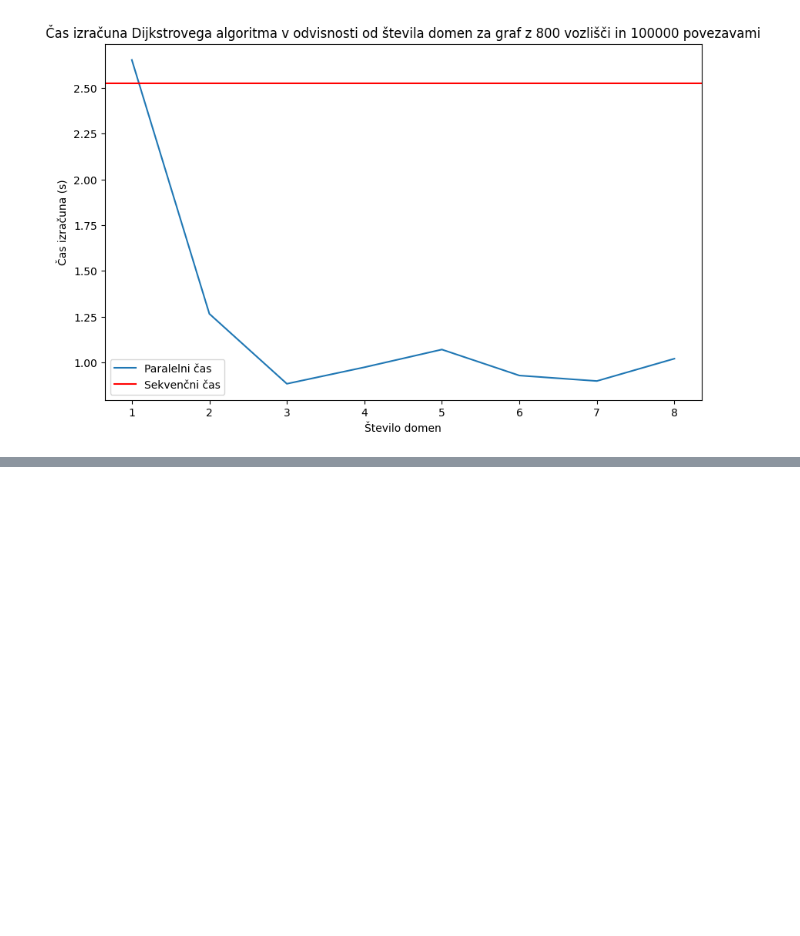
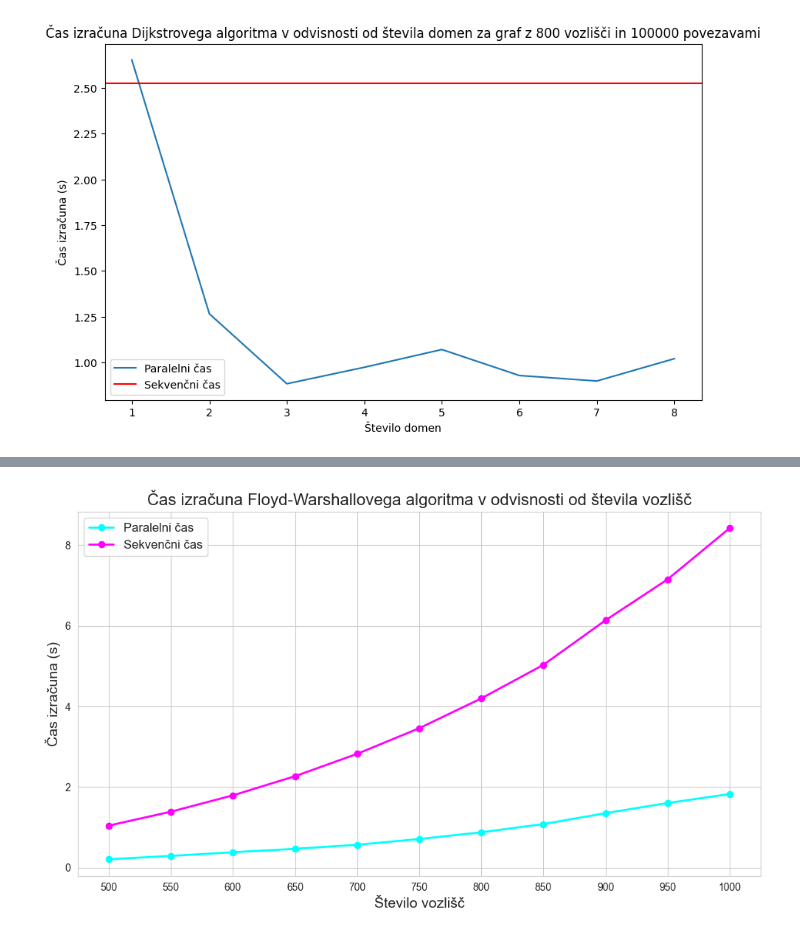
Before and after one commit to tjazerzen/Avtomatska-paralelizacija-v-OCamlu, a Jupyter notebook: playground/graph/computation_time_analysis/computation_time_analysis.ipynb, the cells around one changed output, grey strips where cells are left out. Drawn from its saved outputs; the diff is of its cells as text; code cells hidden in the pictures; blank space fills up the shorter version.

```diff
--- a/playground/graph/computation_time_analysis/computation_time_analysis.ipynb
+++ b/playground/graph/computation_time_analysis/computation_time_analysis.ipynb
@@ -240,0 +287,2 @@ plt.show()
+# %%
+df_floyd_combinations = pd.read_csv('floyd_par_combinations.csv')
@@ -240,0 +304,26 @@ plt.show()
+# %%
+# Set the style to 'dark_background'
+# plt.style.use('dark_background')
+sns.set_style("whitegrid")
+
+plt.figure(figsize=(10, 6))
+
+# Change the line style and color for better visibility
+plt.plot(df_floyd_combinations['num_nodes'], df_floyd_combinations['par_time'], label='Paralelni čas', color='cyan', linewidth=2, marker='o')
+plt.plot(df_floyd_combinations['num_nodes'], df_floyd_combinations['seq_time'], label='Sekvenčni čas', color='magenta', linewidth=2, marker='o')
+
+plt.xlabel('Število vozlišč', fontsize=14)
+plt.ylabel('Čas izračuna (s)', fontsize=14)
+plt.title('Čas izračuna Floyd-Warshallovega algoritma v odvisnosti od števila vozlišč', fontsize=16)
+
+# Set the x-axis ticks to [500, 550, 600, 650, ..., 950, 1000]
+plt.xticks(range(500, 1001, 50))
+
+plt.legend(fontsize=12)
+
+# plt.savefig doesn't work. I save the image manually and upload it to ./diploma/slike
+plt.tight_layout()
+
+plt.show()
+# %% [output]
+[figure, added]
```
Also changed, not shown: parts of 8 cells of this notebook, 4 other files.
